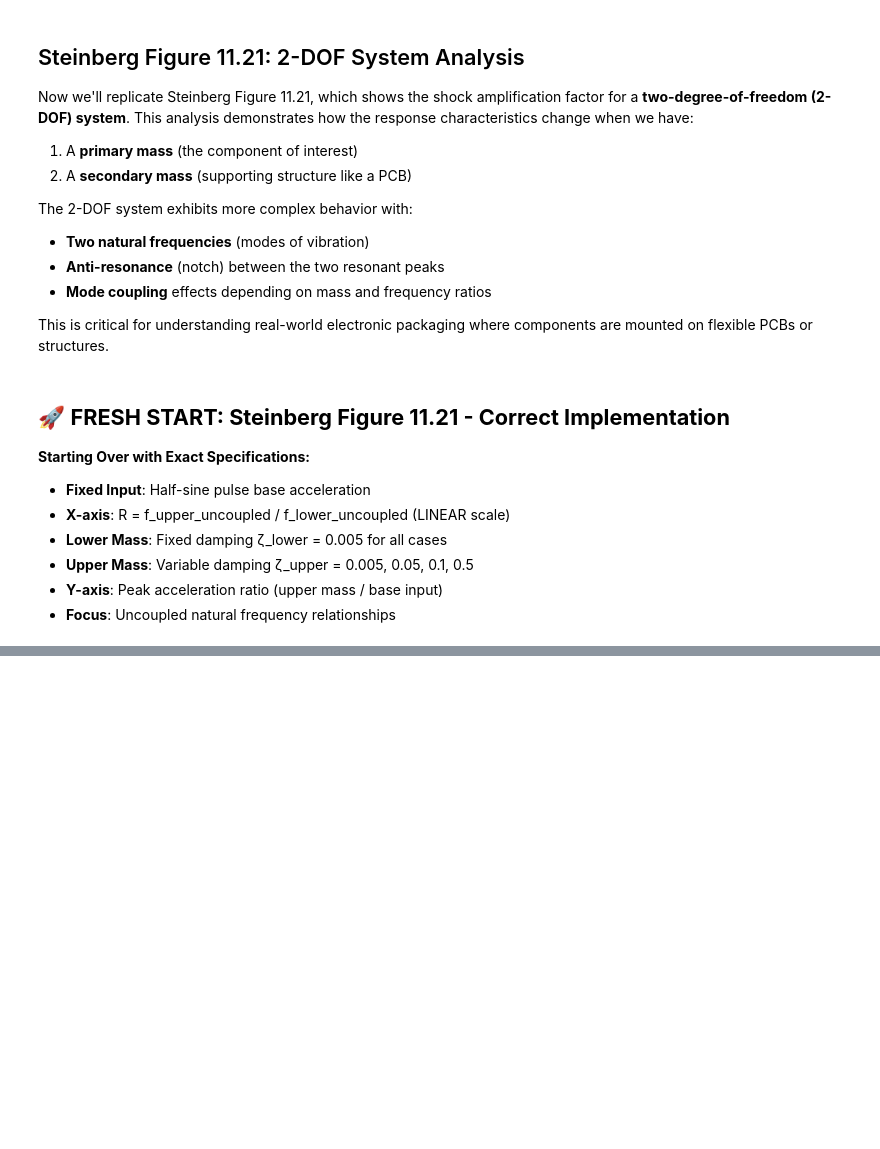
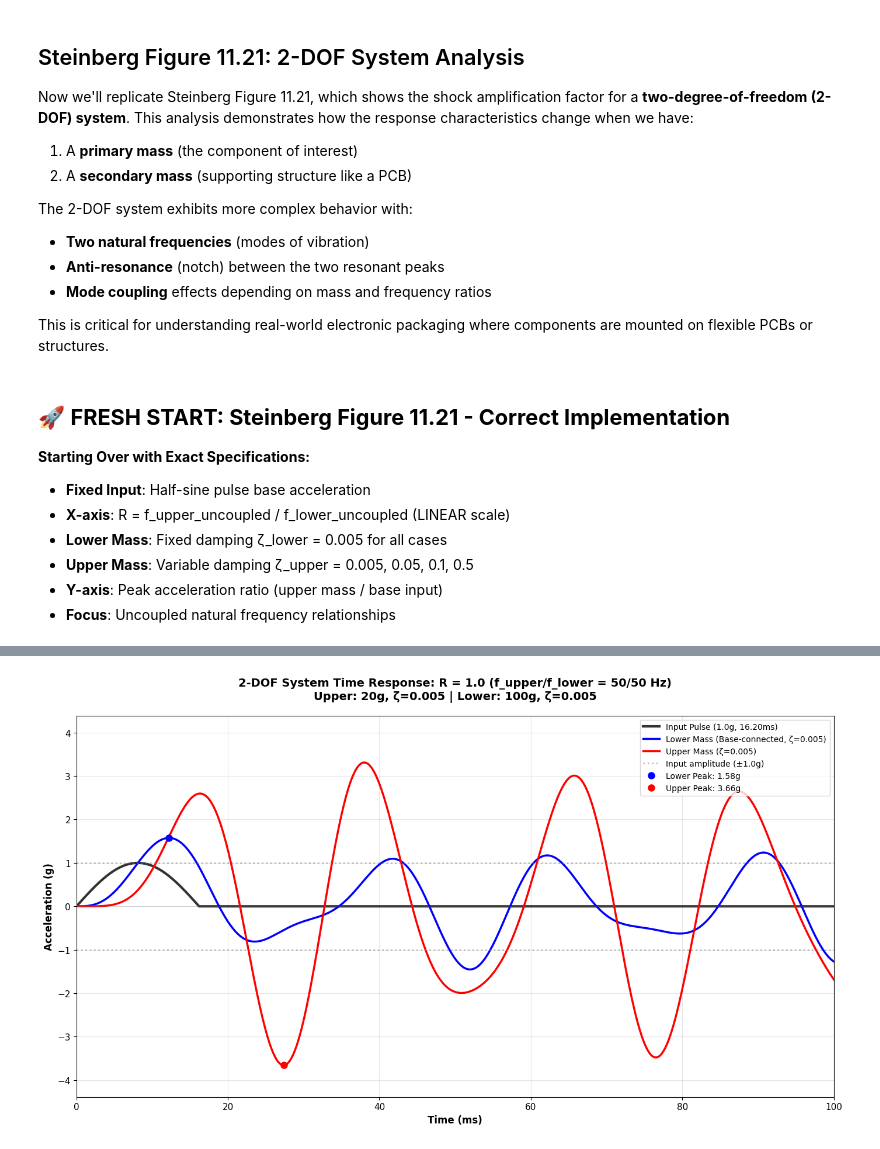
Before and after one commit to natecostello/python-test-repo, a Jupyter notebook: shock-amplification-factor.ipynb, the cells around one changed output, grey strips where cells are left out. Drawn from its saved outputs; the diff is of its cells as text; code cells hidden in the pictures; blank space fills up the shorter version.

```diff
--- a/shock-amplification-factor.ipynb
+++ b/shock-amplification-factor.ipynb
@@ -1551,0 +1299,94 @@ The corrected Steinberg Figure 11.21 now shows realistic
+# %%
+t_out, response = time_response_tdof(system, t_pulse, pulse)
+
+
+# Time Series Plot: Both Mass Accelerations and Input Pulse
+print("📊 Time Series Analysis: 2-DOF System Response")
+print("="*50)
+
+# Convert time to milliseconds for better readability
+t_out_ms = t_out * 1000
+t_pulse_ms = t_pulse * 1000
+
+# Create the time series plot
+plt.figure(figsize=(14, 8))
+
+# Plot the input pulse
+plt.plot(t_pulse_ms, pulse, 'k-', linewidth=3,
+         label=f'Input Pulse ({pulse_amplitude}g, {pulse_duration*1000:.2f}ms)',
+         alpha=0.8)
+
+# Plot lower mass acceleration (base-connected)
+plt.plot(t_out_ms, response[0], 'b-', linewidth=2.5,
+         label=f'Lower Mass (Base-connected, ζ={zeta_lower_fixed})')
+
+# Plot upper mass acceleration
+plt.plot(t_out_ms, response[1], 'r-', linewidth=2.5,
+         label=f'Upper Mass (ζ={zeta_upper})')
+
+# Add horizontal reference lines
+plt.axhline(y=0, color='gray', linestyle='-', alpha=0.3, linewidth=0.5)
+plt.axhline(y=pulse_amplitude, color='gray', linestyle=':', alpha=0.5,
+           label=f'Input amplitude (±{pulse_amplitude}g)')
+plt.axhline(y=-pulse_amplitude, color='gray', linestyle=':', alpha=0.5)
+
+# Mark peak responses
+peak_accel_lower = np.max(np.abs(response[0]))
+peak_accel_upper = np.max(np.abs(response[1]))
+peak_time_lower = t_out_ms[np.argmax(np.abs(response[0]))]
+peak_time_upper = t_out_ms[np.argmax(np.abs(response[1]))]
+
+plt.plot(peak_time_lower, response[0][np.argmax(np.abs(response[0]))],
+         'bo', markersize=8, label=f'Lower Peak: {peak_accel_lower:.2f}g')
+plt.plot(peak_time_upper, response[1][np.argmax(np.abs(response[1]))],
+         'ro', markersize=8, label=f'Upper Peak: {peak_accel_upper:.2f}g')
+
+# Formatting
+plt.xlabel('Time (ms)', fontsize=12, fontweight='bold')
+plt.ylabel('Acceleration (g)', fontsize=12, fontweight='bold')
+plt.title(f'2-DOF System Time Response: R = {R:.1f} (f_upper/f_lower = {f_upper_uncoupled:.0f}/{f_lower_uncoupled:.0f} Hz)\n' +
+          f'Upper: {mass_upper*1000:.0f}g, ζ={zeta_upper} | Lower: {mass_lower*1000:.0f}g, ζ={zeta_lower_fixed}',
+          fontsize=14, fontweight='bold', pad=20)
+
+plt.grid(True, alpha=0.3)
+plt.legend(loc='upper right', fontsize=10)
+
+# Set reasonable time limits to show key behavior
+max_time_display = min(100, t_out_ms[-1])  # Show up to 100ms or full analysis
+plt.xlim(0, max_time_display)
+
+# Set y-limits to show full response range with some padding
+y_max_plot = max(peak_accel_upper, peak_accel_lower, pulse_amplitude) * 1.2
+plt.ylim(-y_max_plot, y_max_plot)
+
+plt.tight_layout()
+plt.show()
+
+# Print analysis results
+print(f"\n🔬 Time Series Analysis Results:")
+print("="*35)
+print(f"SYSTEM CONFIGURATION:")
+print(f"  • Frequency ratio R = {R:.1f}")
+print(f"  • Lower mass: {mass_lower*1000:.0f}g, f = {f_lower_uncoupled:.0f} Hz, ζ = {zeta_lower_fixed}")
+print(f"  • Upper mass: {mass_upper*1000:.0f}g, f = {f_upper_uncoupled:.0f} Hz, ζ = {zeta_upper}")
+
+print(f"\nINPUT PULSE:")
+print(f"  • Amplitude: {pulse_amplitude} g")
+print(f"  • Duration: {pulse_duration*1000:.2f} ms")
+print(f"  • Type: Half-sine pulse")
+
+print(f"\nRESPONSE ANALYSIS:")
+print(f"  • Lower mass peak: {peak_accel_lower:.2f} g at {peak_time_lower:.2f} ms")
+print(f"  • Upper mass peak: {peak_accel_upper:.2f} g at {peak_time_upper:.2f} ms")
+print(f"  • Amplification (Lower/Input): {peak_accel_lower/pulse_amplitude:.2f}x")
+print(f"  • Amplification (Upper/Input): {peak_accel_upper/pulse_amplitude:.2f}x")
+print(f"  • Upper/Lower ratio: {peak_accel_upper/peak_accel_lower:.2f}")
+
+print(f"\n💡 PHYSICS INSIGHTS:")
+print(f"  • Both masses respond to the input pulse")
+print(f"  • Upper mass shows {'higher' if peak_accel_upper > peak_accel_lower else 'lower'} peak acceleration")
+print(f"  • Peak timing difference: {abs(peak_time_upper - peak_time_lower):.1f} ms")
+print(f"  • System exhibits 2-DOF modal behavior")
+
+print(f"\n✅ Time series plot shows complete system dynamics!")
+# %% [output]
@@ -1551,0 +1395 @@ The corrected Steinberg Figure 11.21 now shows realistic
+[figure, added]
```
Also changed, not shown: parts of 19 cells of this notebook, 5 other files.
